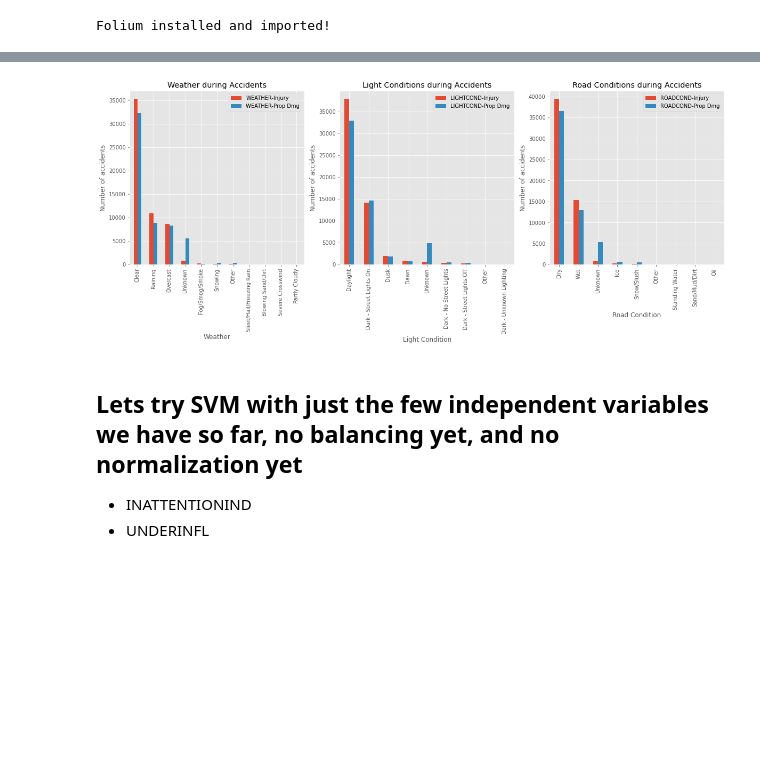
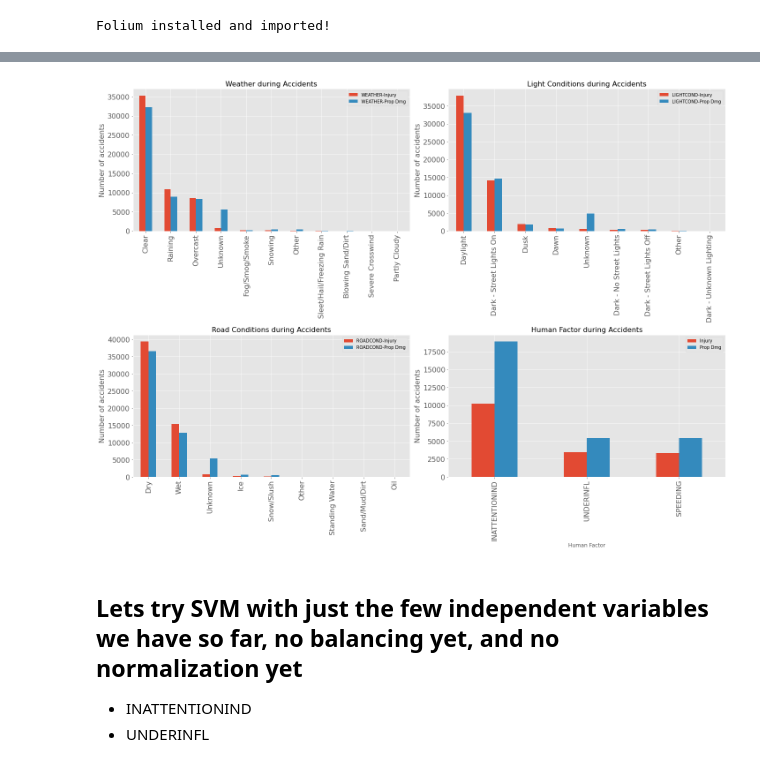
Before and after one commit to danpawlak/Accident-Severity-Prediction, a Jupyter notebook: Accident-Severity-Prediction.ipynb, the cells around one changed output, grey strips where cells are left out. Drawn from its saved outputs; the diff is of its cells as text; code cells hidden in the pictures; blank space fills up the shorter version.

```diff
--- a/Accident-Severity-Prediction.ipynb
+++ b/Accident-Severity-Prediction.ipynb
@@ -904,32 +977,36 @@ Seattle_map.add_child(accidents)
 [interactive output not drawn]
 # %%
 fig = plt.figure() # create figure
-
-ax0 = fig.add_subplot(1, 3, 1) # add subplot 1 (1 row, 2 columns, first plot)
-ax1 = fig.add_subplot(1, 3, 2) # add subplot 2 (1 row, 2 columns, second plot). See tip below**
-ax2 = fig.add_subplot(1, 3, 3) # add subplot 2 (1 row, 2 columns, second plot). See tip below**
+fonsz=16
+ax0 = fig.add_subplot(2, 2, 1) # add subplot 1 (1 row, 2 columns, first plot)
+ax1 = fig.add_subplot(2, 2, 2) # add subplot 2 (1 row, 2 columns, second plot). See tip below**
+ax2 = fig.add_subplot(2, 2, 3) # add subplot 2 (1 row, 2 columns, second plot). See tip below**
+ax3 = fig.add_subplot(2, 2, 4) # add subplot 2 (1 row, 2 columns, second plot). See tip below**
 
 # Subplot 1: Box plot
-df_wx.plot(kind='bar', figsize=(20, 6), ax=ax0) # add to subplot 1
-ax0.set_title('Weather during Accidents')
-ax0.set_xlabel('Weather')
-ax0.set_ylabel('Number of accidents')
+df_wx.plot(kind='bar', figsize=(20, 15), fontsize=fonsz, ax=ax0) # add to subplot 1
+ax0.set_title('Weather during Accidents', fontsize=fonsz)
+ax0.set_ylabel('Number of accidents', fontsize=fonsz)
 
 # Subplot 2: Line plot
-df_lt.plot(kind='bar', figsize=(20, 6), ax=ax1) # add to subplot 3
-ax1.set_title ('Light Conditions during Accidents')
-ax1.set_xlabel('Light Condition')
-ax1.set_ylabel('Number of accidents')
+df_lt.plot(kind='bar', figsize=(20, 15), fontsize=fonsz, ax=ax1) # add to subplot 2
+ax1.set_title ('Light Conditions during Accidents', fontsize=fonsz)
+ax1.set_ylabel('Number of accidents', fontsize=fonsz)
 
 # Subplot 3: Line plot
-df_rd.plot(kind='bar', figsize=(20, 6), ax=ax2) # add to subplot 2
-ax2.set_title ('Road Conditions during Accidents')
-ax2.set_xlabel('Road Condition')
-ax2.set_ylabel('Number of accidents')
+df_rd.plot(kind='bar', figsize=(20, 15), fontsize=fonsz, ax=ax2) # add to subplot 3
+ax2.set_title ('Road Conditions during Accidents', fontsize=fonsz)
+ax2.set_ylabel('Number of accidents', fontsize=fonsz)
 
-plt.show()
+# Subplot 4: Line plot
+df_hum.plot(kind='bar', figsize=(20, 15), fontsize=fonsz, ax=ax3) # add to subplot 4
+ax3.set_title ('Human Factor during Accidents', fontsize=fonsz)
+ax3.set_ylabel('Number of accidents', fontsize=fonsz)
+
+#plt.show()
+plt.tight_layout(pad=1.08, h_pad=1.08, w_pad=1.08)
 # %% [output]
-[figure, old version]
+[figure, new version]
 # %% [markdown]
 ## Lets try SVM with just the few independent variables we have so far, no balancing yet, and no normalization yet
 
```
Also changed, not shown: parts of 25 cells of this notebook, 3 other files.
